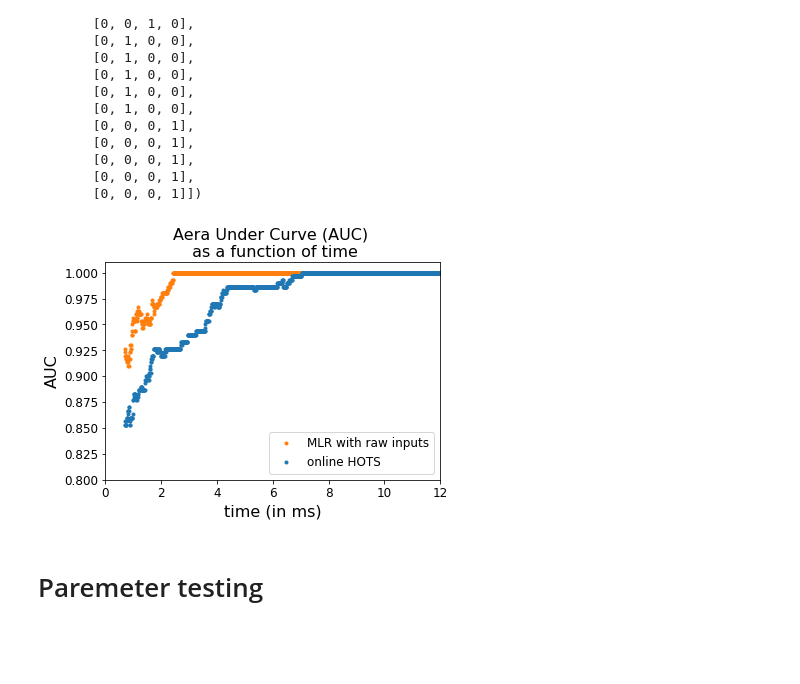
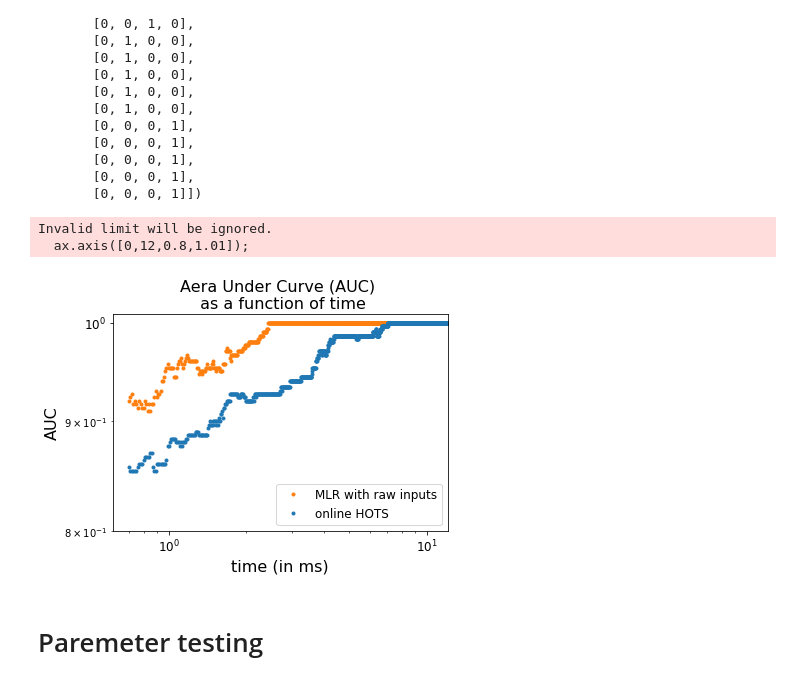
Before and after one commit to SpikeAI/HOTS, a Jupyter notebook: notebooks/RESULTS_02_PokerDVS.ipynb, the cells around one changed output. Saved outputs shown, nothing was run; the diff lists cells and outputs as text; code cells hidden in the pictures; blank space fills up the shorter version.

```diff
--- a/notebooks/RESULTS_02_PokerDVS.ipynb
+++ b/notebooks/RESULTS_02_PokerDVS.ipynb
@@ -290,7 +290,7 @@ colorz = ['#ff7f0e', '#1f77b4', '#2ca02c', '#d62728', '#9467bd', '#8c564b', '#e3
 legend_list = ['original HOTS', 'MLR with raw inputs', 'online HOTS']
 namelist = ['raw', 'homhots']
 fig_onl, ax_onl = plt.subplots()
-ax_onl.hlines(95,0,3000, linestyles='dashed', color=colorz[2], label=legend_list[0])
+ax_onl.hlines(np.log(95),0,3000, linestyles='dashed', color=colorz[2], label=legend_list[0])
 for namnum, name in enumerate(namelist):
     f_name = f'{record_path}{timestr}_LR_results_{name}_{nbclust}_{nb_train}_{nb_test}_{ds_ev}.pkl'
     with open(f_name, 'rb') as file:
@@ -298,13 +298,13 @@ for namnum, name in enumerate(namelist):
     meanac, onlinac, lastac, truepos, falsepos = classification_results(likelihood, true_target, thres, nb_test)
     #pars, cov = curve_fit(f=fitting, xdata=np.arange(len(onlinac)), ydata=onlinac, p0=[1,1], bounds=(-np.inf, np.inf))
     #fit = fitting(np.arange(len(onlinac)), *pars)
-    ax_onl.plot(onlinac[:3000]*100, '.', ms=1, color=colorz[namnum], label = legend_list[namnum+1]);
+    ax_onl.plot(np.log(onlinac[:3000]*100), '.', ms=1, color=colorz[namnum], label = legend_list[namnum+1]);
     #ax_onl.plot(fit[:3000], linestyle='-', color=color[namnum], linewidth=1);
-ax_onl.axis([-50,3000,0,105]);
+#ax_onl.axis([-50,3000,0,105]);
 ax_onl.set_xlabel('Number of events', fontsize=16);
 ax_onl.set_ylabel('Accuracy (in %)', fontsize=16);
-plt.setp(ax.get_yticklabels(), fontsize=12)
-plt.setp(ax.get_xticklabels(), fontsize=12)
+plt.setp(ax_onl.get_yticklabels(), fontsize=12)
+plt.setp(ax_onl.get_xticklabels(), fontsize=12)
 ax_onl.set_title('MLR classification evolution \n as a function of the number of events', fontsize=16);
 ax_onl.legend(fontsize=12, loc='lower right');
 # %% [output]
@@ -348,35 +350,37 @@ for namnum, name in enumerate(namelist):
     f_name = f'{record_path}{timestr}_LR_results_{name}_{nbclust}_{nb_train}_{nb_test}_{ds_ev}.pkl'
     with open(f_name, 'rb') as file:
         likelihood, true_target, time_scale = pickle.load(file)
     y_true = np.zeros([len(true_target)])
     y_score = np.zeros([len(true_target),nb_classes])
     proba_timestep = np.zeros([len(timesteps),len(true_target),nb_classes])
     i = 0
     for likelihood_, true_target_, time_scale_ in zip(likelihood, true_target, time_scale):
         time_scale_ -= time_scale_[0]
         previous_ind = 0
         for idx, step in enumerate(timesteps):
             ind = np.where(time_scale_<step)[0][-1]
             #proba = np.mean(likelihood_[previous_ind:ind,:], axis=0)
             proba = likelihood_[ind,:]
             if np.isnan(proba[0]):
                 proba = proba_timestep[idx-1,i,:]
             proba_timestep[idx,i,:] = proba
         i+=1
     AUC = np.zeros([len(timesteps)])
     for idx, step in enumerate(timesteps):
         #print(proba_timestep[idx,:,:].shape, np.array(true_timestep[idx]))
         AUC[idx] = roc_auc_score(LabelBinarizer().fit_transform(np.array(true_target)),proba_timestep[idx,:,:], multi_class='ovr')
-    ax.plot(timesteps/1e3,AUC, '.', label=leg_list[namnum], color = colorz[namnum])
+    ax.loglog(timesteps/1e3,AUC, '.', label=leg_list[namnum], color = colorz[namnum])
 ax.axis([0,12,0.8,1.01]);
 ax.set_xlabel('time (in ms)', fontsize=16);
 ax.set_ylabel('AUC', fontsize=16);
 ax.set_title('Aera Under Curve (AUC) \n as a function of time', fontsize=16);
 plt.setp(ax.get_yticklabels(), fontsize=12)
 plt.setp(ax.get_xticklabels(), fontsize=12)
 ax.legend(fontsize=12, loc='lower right');
 # %% [output]
+Invalid limit will be ignored.
+  ax.axis([0,12,0.8,1.01]);
-[figure, old version]
+[figure, new version]
 # %%
 printfig(fig,'poker_auc.pdf')
 # %% [markdown]
```
Also changed, not shown: parts of 1 cell of this notebook, 5 other files.
